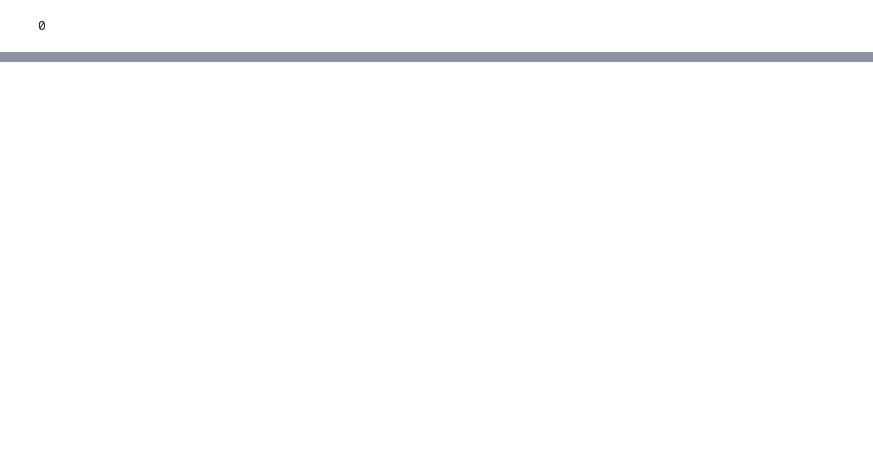
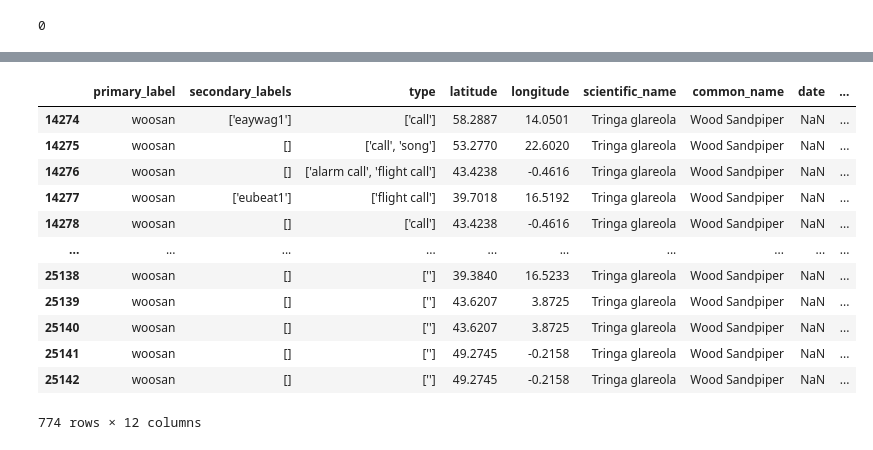
Before and after one commit to Kenny101-dot/Ornistone-Project, a Jupyter notebook: Spectogram/Modelling_datasets2.ipynb, the cells around one changed output, grey strips where cells are left out. Saved outputs shown, nothing was run; the diff lists cells and outputs as text; code cells hidden in the pictures; blank space fills up the shorter version.

```diff
--- a/Spectogram/Modelling_datasets2.ipynb
+++ b/Spectogram/Modelling_datasets2.ipynb
@@ -67,0 +71,3 @@ print(glob.glob(os.path.join(species_folder, "*.png")))
+# %%
+df =pd.read_csv('../Spectogram/basemodel_list.csv')
+df.head()
@@ -67,0 +81,16 @@ print(glob.glob(os.path.join(species_folder, "*.png")))
+# %%
+df[df['primary_label'] == 'woosan']
+# %% [output]
+|  | primary_label | secondary_labels | type | latitude | longitude | scientific_name | common_name | date | ... |
+| 14274 | woosan | ['eaywag1'] | ['call'] | 58.2887 | 14.0501 | Tringa glareola | Wood Sandpiper | NaN | ... |
+| 14275 | woosan | [] | ['call', 'song'] | 53.2770 | 22.6020 | Tringa glareola | Wood Sandpiper | NaN | ... |
+| 14276 | woosan | [] | ['alarm call', 'flight call'] | 43.4238 | -0.4616 | Tringa glareola | Wood Sandpiper | NaN | ... |
+| 14277 | woosan | ['eubeat1'] | ['flight call'] | 39.7018 | 16.5192 | Tringa glareola | Wood Sandpiper | NaN | ... |
+| 14278 | woosan | [] | ['call'] | 43.4238 | -0.4616 | Tringa glareola | Wood Sandpiper | NaN | ... |
+| ... | ... | ... | ... | ... | ... | ... | ... | ... | ... |
+| 25138 | woosan | [] | [''] | 39.3840 | 16.5233 | Tringa glareola | Wood Sandpiper | NaN | ... |
+| 25139 | woosan | [] | [''] | 43.6207 | 3.8725 | Tringa glareola | Wood Sandpiper | NaN | ... |
+| 25140 | woosan | [] | [''] | 43.6207 | 3.8725 | Tringa glareola | Wood Sandpiper | NaN | ... |
+| 25141 | woosan | [] | [''] | 49.2745 | -0.2158 | Tringa glareola | Wood Sandpiper | NaN | ... |
+| 25142 | woosan | [] | [''] | 49.2745 | -0.2158 | Tringa glareola | Wood Sandpiper | NaN | ... |
+774 rows × 12 columns
```
Also changed, not shown: parts of 2 cells of this notebook, 4 other files.
